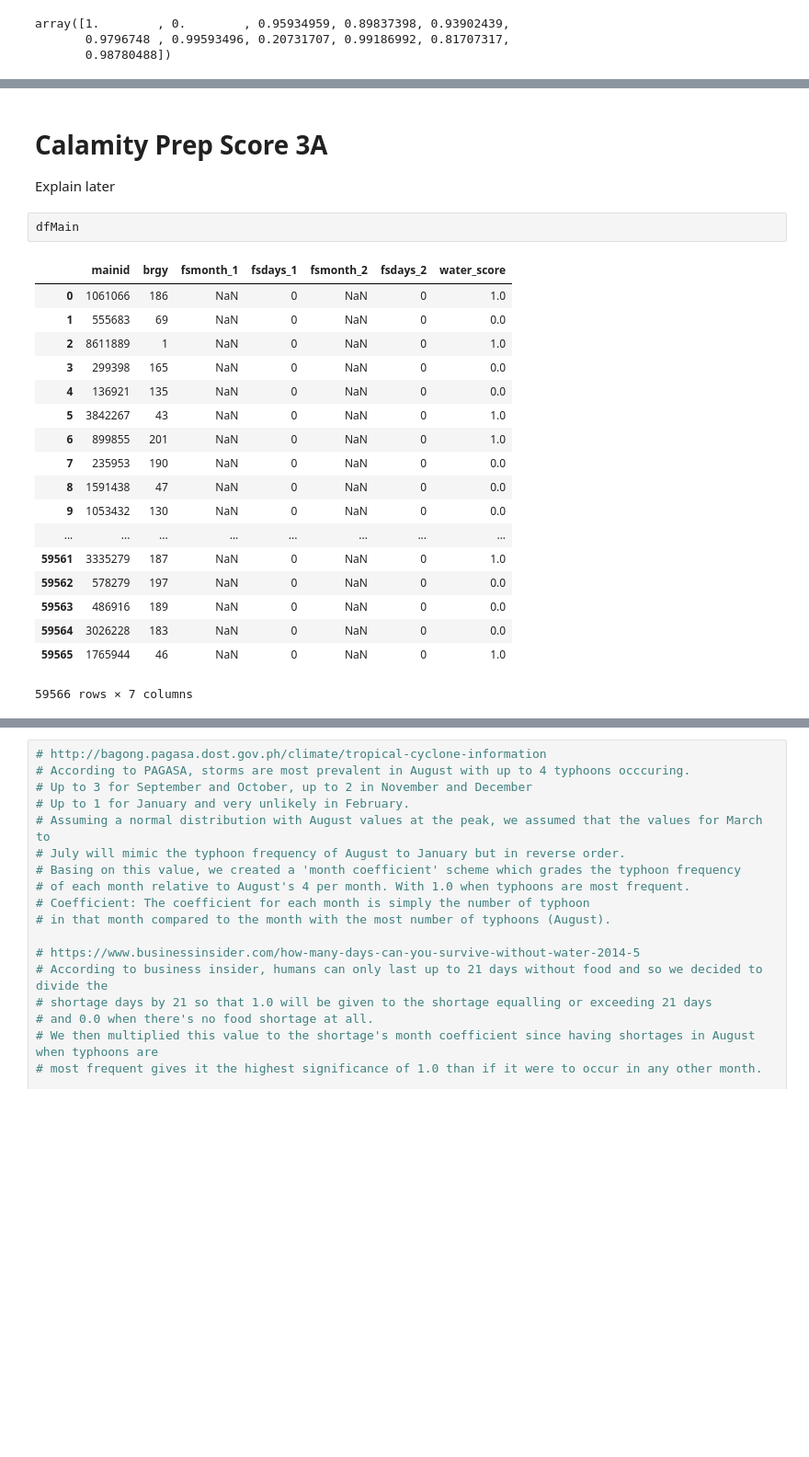
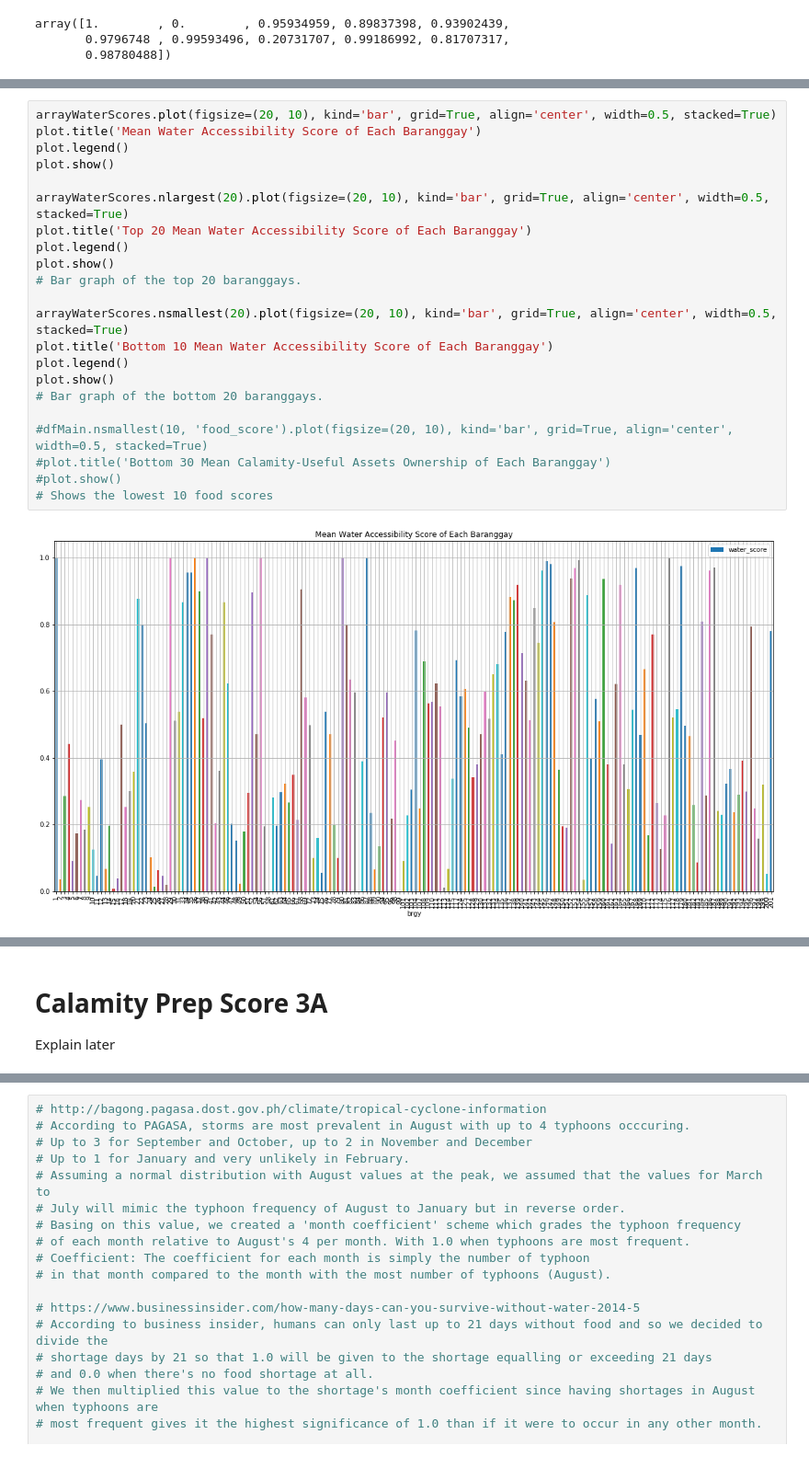
Before and after one commit to christianalderite/DATASCI-Final-Project, a Jupyter notebook: DATASCI Project Score 3.ipynb, the cells around one changed output, grey strips where cells are left out. Shown: that part at 92% size. Drawn from its saved outputs; the diff is of its cells as text; blank space fills up the shorter version.

```diff
--- a/DATASCI Project Score 3.ipynb
+++ b/DATASCI Project Score 3.ipynb
@@ -171,0 +168,24 @@ plot.show()
+# %%
+arrayWaterScores.plot(figsize=(20, 10), kind='bar', grid=True, align='center', width=0.5, stacked=True)
+plot.title('Mean Water Accessibility Score of Each Baranggay')
+plot.legend()
+plot.show()
+
+arrayWaterScores.nlargest(20).plot(figsize=(20, 10), kind='bar', grid=True, align='center', width=0.5, stacked=True)
+plot.title('Top 20 Mean Water Accessibility Score of Each Baranggay')
+plot.legend()
+plot.show()
+# Bar graph of the top 20 baranggays.
+
+arrayWaterScores.nsmallest(20).plot(figsize=(20, 10), kind='bar', grid=True, align='center', width=0.5, stacked=True)
+plot.title('Bottom 10 Mean Water Accessibility Score of Each Baranggay')
+plot.legend()
+plot.show()
+# Bar graph of the bottom 20 baranggays.
+
+#dfMain.nsmallest(10, 'food_score').plot(figsize=(20, 10), kind='bar', grid=True, align='center', width=0.5, stacked=True)
+#plot.title('Bottom 30 Mean Calamity-Useful Assets Ownership of Each Baranggay')
+#plot.show()
+# Shows the lowest 10 food scores
+# %% [output]
+[figure, added]
@@ -173,27 +195,6 @@ plot.show()
 # Calamity Prep Score 3A
 
 Explain later
-# %%
-dfMain
-# %% [output]
-|  | mainid | brgy | fsmonth_1 | fsdays_1 | fsmonth_2 | fsdays_2 | water_score |
-| 0 | 1061066 | 186 | NaN | 0 | NaN | 0 | 1.0 |
-| 1 | 555683 | 69 | NaN | 0 | NaN | 0 | 0.0 |
-| 2 | 8611889 | 1 | NaN | 0 | NaN | 0 | 1.0 |
-| 3 | 299398 | 165 | NaN | 0 | NaN | 0 | 0.0 |
-| 4 | 136921 | 135 | NaN | 0 | NaN | 0 | 0.0 |
-| 5 | 3842267 | 43 | NaN | 0 | NaN | 0 | 1.0 |
-| 6 | 899855 | 201 | NaN | 0 | NaN | 0 | 1.0 |
-| 7 | 235953 | 190 | NaN | 0 | NaN | 0 | 0.0 |
-| 8 | 1591438 | 47 | NaN | 0 | NaN | 0 | 0.0 |
-| 9 | 1053432 | 130 | NaN | 0 | NaN | 0 | 0.0 |
-| ... | ... | ... | ... | ... | ... | ... | ... |
-| 59561 | 3335279 | 187 | NaN | 0 | NaN | 0 | 1.0 |
-| 59562 | 578279 | 197 | NaN | 0 | NaN | 0 | 0.0 |
-| 59563 | 486916 | 189 | NaN | 0 | NaN | 0 | 0.0 |
-| 59564 | 3026228 | 183 | NaN | 0 | NaN | 0 | 0.0 |
-| 59565 | 1765944 | 46 | NaN | 0 | NaN | 0 | 1.0 |
-59566 rows × 7 columns
 # %%
 dfMain['fsmonth_1'].fillna(0, inplace=True)
 dfMain['fsmonth_2'].fillna(0, inplace=True)
```
Also changed, not shown: parts of 10 cells of this notebook, 2 other files.
